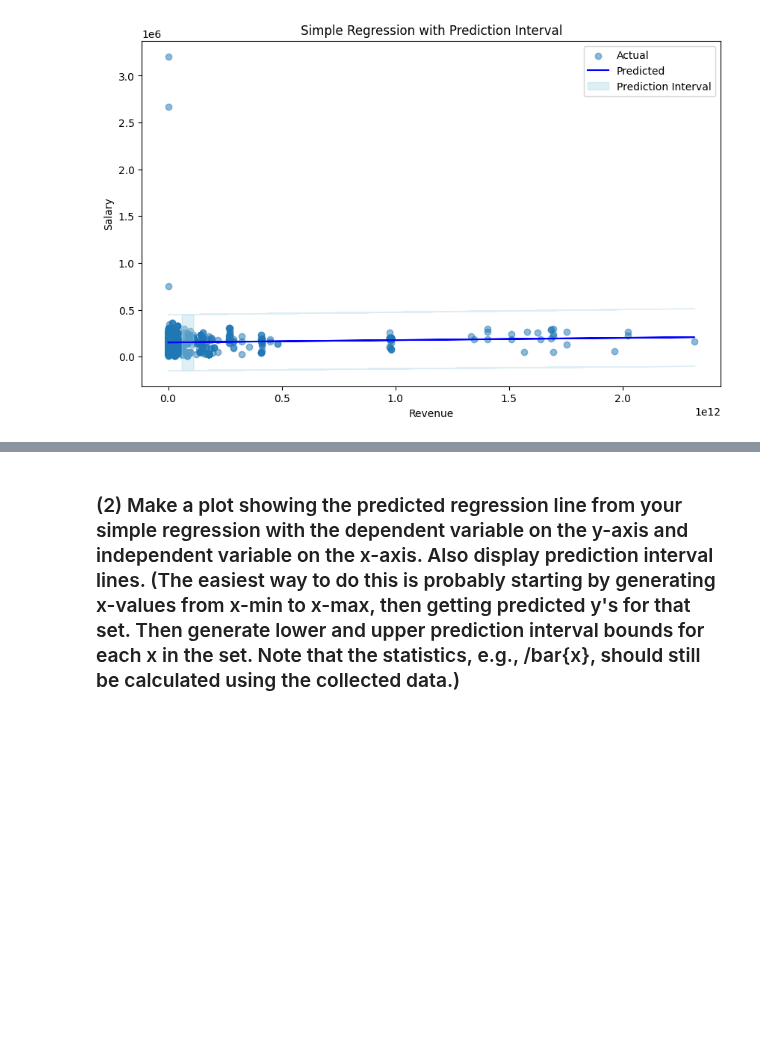
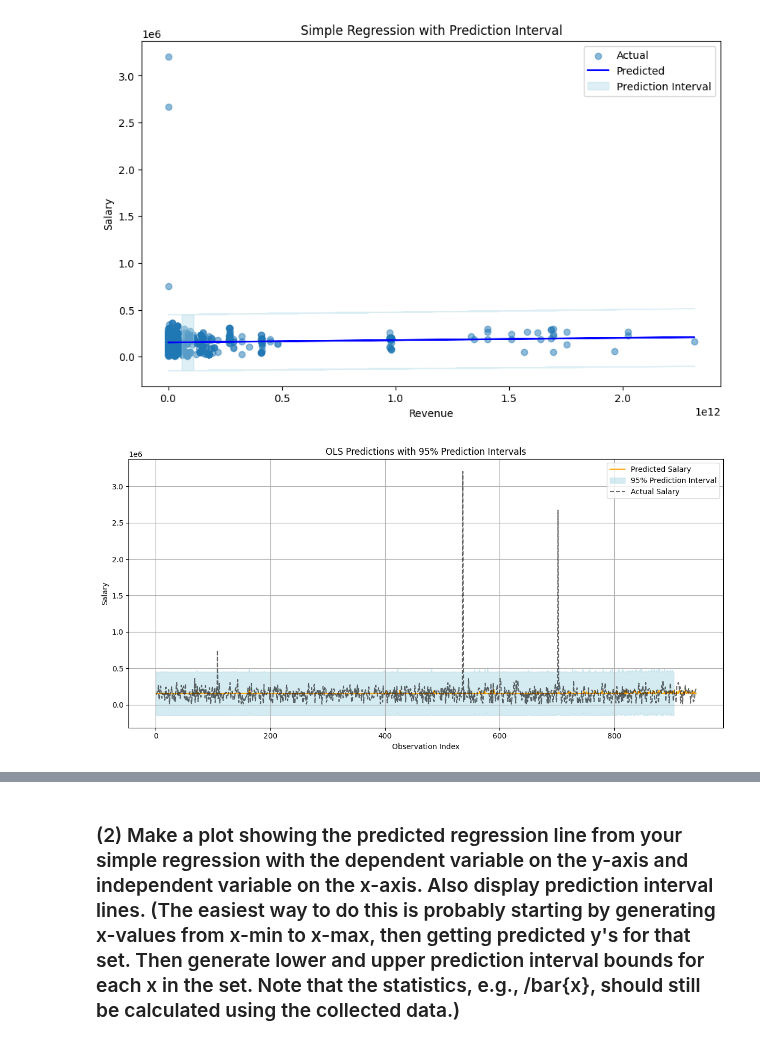
Before and after one commit to IanTaiAhn/econ6550, a Jupyter notebook: colab_assignments/Google_Colab_Assignment_8.ipynb, the cells around one changed output, grey strips where cells are left out. Cells and saved outputs as stored; diff of their text form; code cells hidden in the pictures; blank space fills up the shorter version.

```diff
--- a/colab_assignments/Google_Colab_Assignment_8.ipynb
+++ b/colab_assignments/Google_Colab_Assignment_8.ipynb
@@ -645,0 +492,13 @@ X_simple
+# %%
+# Simple regression
+# df_clean = df[["revenue_num", "salary_num"]].replace([np.inf, -np.inf], np.nan).dropna()
+# Define X and y
+X_simple = sm.add_constant(X["revenue_num"])
+y_simple = y
+
+# Fit model
+model_simple = sm.OLS(y_simple, X_simple).fit()
+pred_simple = model_simple.get_prediction(X_simple)
+intervals_simple = pred_simple.summary_frame(alpha=0.05)
+
+print(model_simple.summary())
@@ -660,3 +538,27 @@ plt.legend()
 plt.show()
 # %% [output]
 [figure]
+# %%
+# Extract values from the prediction summary
+predicted_simple = intervals_simple["mean"]
+lower_simple = intervals_simple["obs_ci_lower"]
+upper_simple = intervals_simple["obs_ci_upper"]
+
+# Create the plot
+plt.figure(figsize=(12, 6))
+plt.plot(predicted_simple, label="Predicted Salary", color="orange")
+plt.fill_between(range(len(predicted_simple)), lower_simple, upper_simple, color="lightblue", alpha=0.5, label="95% Prediction Interval")
+
+# Optional: overlay actual salaries
+plt.plot(y_simple, label="Actual Salary", color="black", linestyle="--", alpha=0.6)
+
+# Customize the plot
+plt.xlabel("Observation Index")
+plt.ylabel("Salary")
+plt.title("OLS Predictions with 95% Prediction Intervals")
+plt.legend()
+plt.grid(True)
+plt.tight_layout()
+plt.show()
+# %% [output]
+[figure, added]
```
Also changed, not shown: parts of 33 cells of this notebook.
